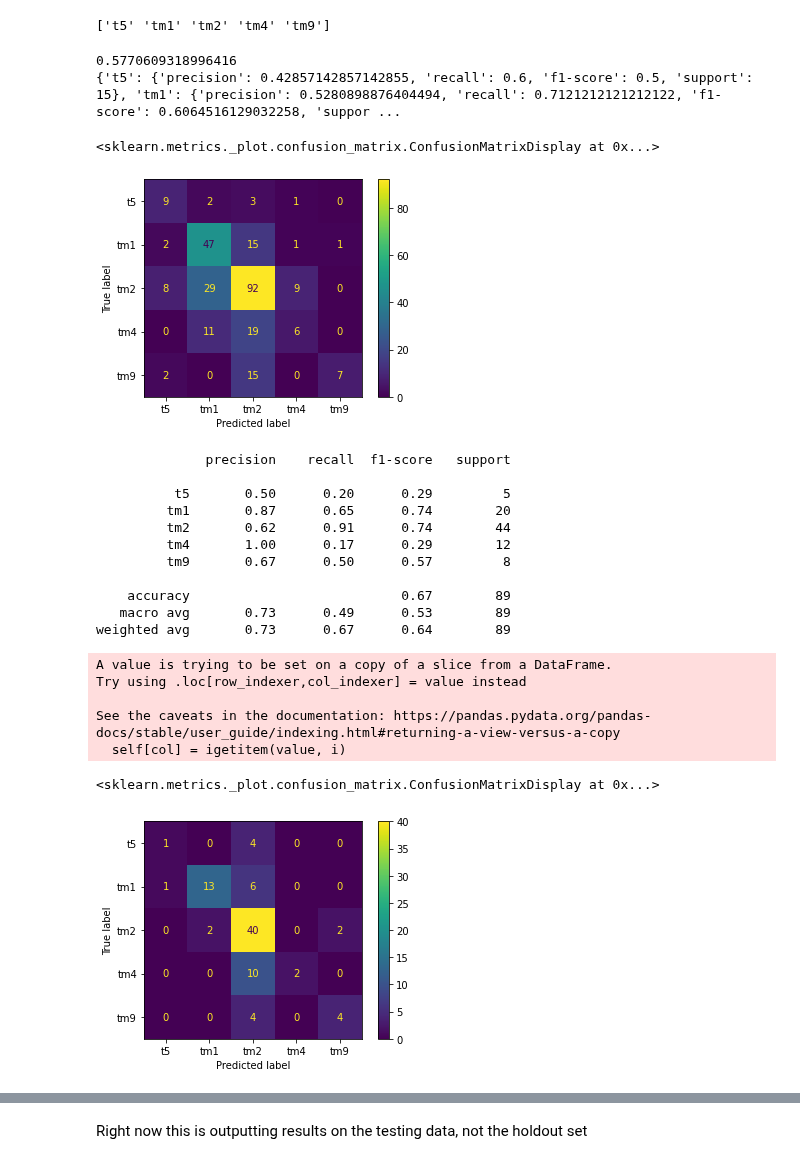
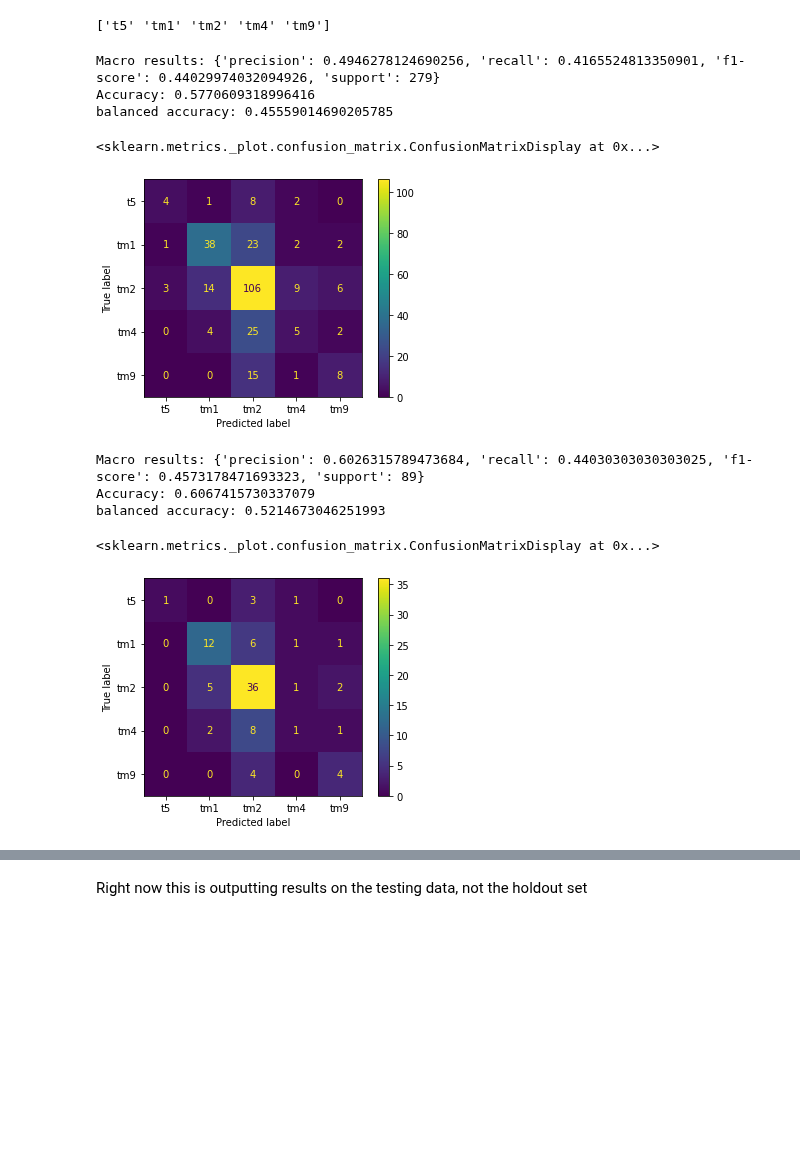
Before and after one commit to laurenneal/capstone-visual-neuroscience, a Jupyter notebook: scikit_test_v2.ipynb, the cells around one changed output, grey strips where cells are left out. Cells and saved outputs as stored; diff of their text form; code cells hidden in the pictures; blank space fills up the shorter version.

```diff
--- a/scikit_test_v2.ipynb
+++ b/scikit_test_v2.ipynb
@@ -196,7 +194,7 @@ TRAIN: [539 915 798 693 492 914 749 452 708 583 183 771 299 858 163 680 863 880
  559 336 794 585  68 685 865 807  99]
 # %%
 #get the columns holding the data we'll use in the model
-data_cols = [col for col in df.columns if ('feature' in col) and '+5' not in col] # or 'relation_stim1_' in col or 'relation_stim6_' in col
+data_cols = [col for col in df.columns if ('feature' in col or 'relation_stim1_' in col or 'relation_stim6_' in col) and '+5' not in col]
 data_cols
 # %% [output]
 ['stim2_feature',
@@ -219,8 +225,8 @@ def train_test_scale(df, data_cols):
   X_test = df.query('roi_group_ID in @X_test_rois')[data_cols]
   y_test = df.query('roi_group_ID in @X_test_rois')['label']
 
-  X_val = holdout_df[data_cols]
-  y_val = holdout_df['label']
+  X_holdout = holdout_df[data_cols]
+  y_holdout = holdout_df['label']
 
 
   #Scale based on X_train to avoid data leakage
@@ -229,15 +235,18 @@ def train_test_scale(df, data_cols):
   X_train = scaler.transform(X_train)
   # apply same transformation to test data
   X_test = scaler.transform(X_test)
-  X_val = scaler.transform(X_val)
 
-  return X_train, y_train, X_test, y_test, X_val, y_val
+  scaler = StandardScaler()
+  scaler.fit(X_holdout)
+  X_holdout = scaler.transform(X_holdout)
+
+  return X_train, y_train, X_test, y_test, X_holdout, y_holdout
 # %% [markdown]
 # try models based on 5-frame stim1 window
 # %%
-X_train, y_train, X_test, y_test, X_val, y_val = train_test_scale(df, data_cols)
+X_train, y_train, X_test, y_test, X_holdout, y_holdout = train_test_scale(df, data_cols)
 # %%
 #multilayer perceptron (neural net)
-model = MLPClassifier(hidden_layer_sizes=(10, 5), activation='relu', solver='adam', max_iter=100000, verbose = True, tol = .00001)
+model = MLPClassifier(hidden_layer_sizes=(10, 5), activation='relu', solver='adam', max_iter=100000, verbose = False, tol = .00001)
 model.fit(X_train, y_train)
 # %% [output]
@@ -272,45 +263,43 @@ preds = model.predict(X_test)
 print(model.classes_)
 # %% [output]
 ['t5' 'tm1' 'tm2' 'tm4' 'tm9']
-# %%
-print(model.score(X_test, y_test))
-print(classification_report(y_test,preds, output_dict=True))
-ConfusionMatrixDisplay.from_predictions(y_test, preds)
-# %% [output]
-0.5770609318996416
-{'t5': {'precision': 0.42857142857142855, 'recall': 0.6, 'f1-score': 0.5, 'support': 15}, 'tm1': {'precision': 0.5280898876404494, 'recall': 0.7121212121212122, 'f1-score': 0.6064516129032258, 'suppor ...
-<sklearn.metrics._plot.confusion_matrix.ConfusionMatrixDisplay at 0x...>
-[figure, removed]
+# %%
+report = classification_report(y_test,preds, output_dict=True)
+print(f"Macro results: {report['macro avg']}")
+print(f"Accuracy: {report['accuracy']}")
+print(f"balanced accuracy: {(report['macro avg']['precision'] + report['macro avg']['recall']) /2}")
+
+
+ConfusionMatrixDisplay.from_predictions(y_test, preds)
+# %% [output]
+Macro results: {'precision': 0.4946278124690256, 'recall': 0.4165524813350901, 'f1-score': 0.44029974032094926, 'support': 279}
+Accuracy: 0.5770609318996416
+balanced accuracy: 0.45559014690205785
+<sklearn.metrics._plot.confusion_matrix.ConfusionMatrixDisplay at 0x...>
+[figure, added]
 # %%
 #Roll the predictions up to the cell level taking the average prediction for each class
 
 model_test_df = df.query('roi_group_ID in @X_test_rois')
 
 model_test_df[['t5', 'tm1', 'tm2', 'tm4', 'tm9']] = preds_prob
 model_test_df = model_test_df.groupby(['roi_ID', 'label']).mean().reset_index()
 
 model_test_df['max_pred'] = model_test_df[['t5', 'tm1', 'tm2', 'tm4', 'tm9']].idxmax(axis=1)
-print(classification_report(model_test_df['label'],model_test_df['max_pred']))
+
+
+report = classification_report(model_test_df['label'],model_test_df['max_pred'], output_dict=True)
+print(f"Macro results: {report['macro avg']}")
+print(f"Accuracy: {report['accuracy']}")
+print(f"balanced accuracy: {(report['macro avg']['precision'] + report['macro avg']['recall']) /2}")
+
 ConfusionMatrixDisplay.from_predictions(model_test_df['label'],model_test_df['max_pred'])
 # %% [output]
-              precision    recall  f1-score   support
-
-          t5       0.50      0.20      0.29         5
-         tm1       0.87      0.65      0.74        20
-         tm2       0.62      0.91      0.74        44
-         tm4       1.00      0.17      0.29        12
-         tm9       0.67      0.50      0.57         8
-
-    accuracy                           0.67        89
-   macro avg       0.73      0.49      0.53        89
-weighted avg       0.73      0.67      0.64        89
+Macro results: {'precision': 0.6026315789473684, 'recall': 0.44030303030303025, 'f1-score': 0.4573178471693323, 'support': 89}
+Accuracy: 0.6067415730337079
+balanced accuracy: 0.5214673046251993
-A value is trying to be set on a copy of a slice from a DataFrame.
-Try using .loc[row_indexer,col_indexer] = value instead
-
-See the caveats in the documentation: https://pandas.pydata.org/pandas-docs/stable/user_guide/indexing.html#returning-a-view-versus-a-copy
-  self[col] = igetitem(value, i)
+<sklearn.metrics._plot.confusion_matrix.ConfusionMatrixDisplay at 0x...>
-<sklearn.metrics._plot.confusion_matrix.ConfusionMatrixDisplay at 0x...>
-[figure, old version]
+[figure, new version]
 # %%
 #testing predictions on holdout data
 
```
Also changed, not shown: parts of 15 cells of this notebook.
